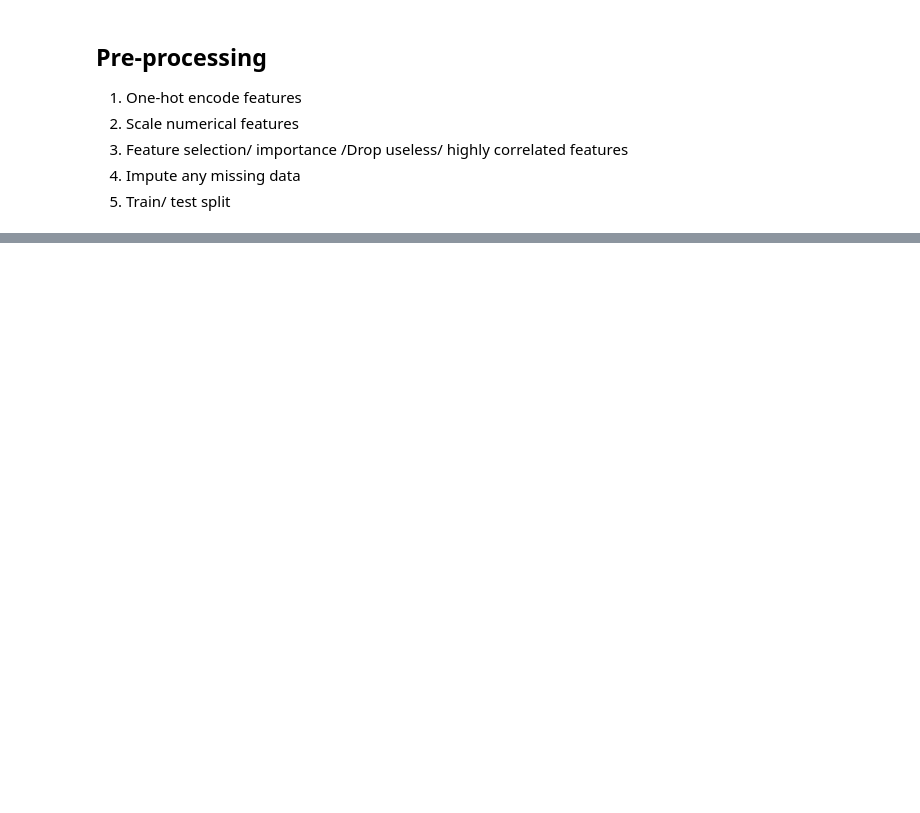
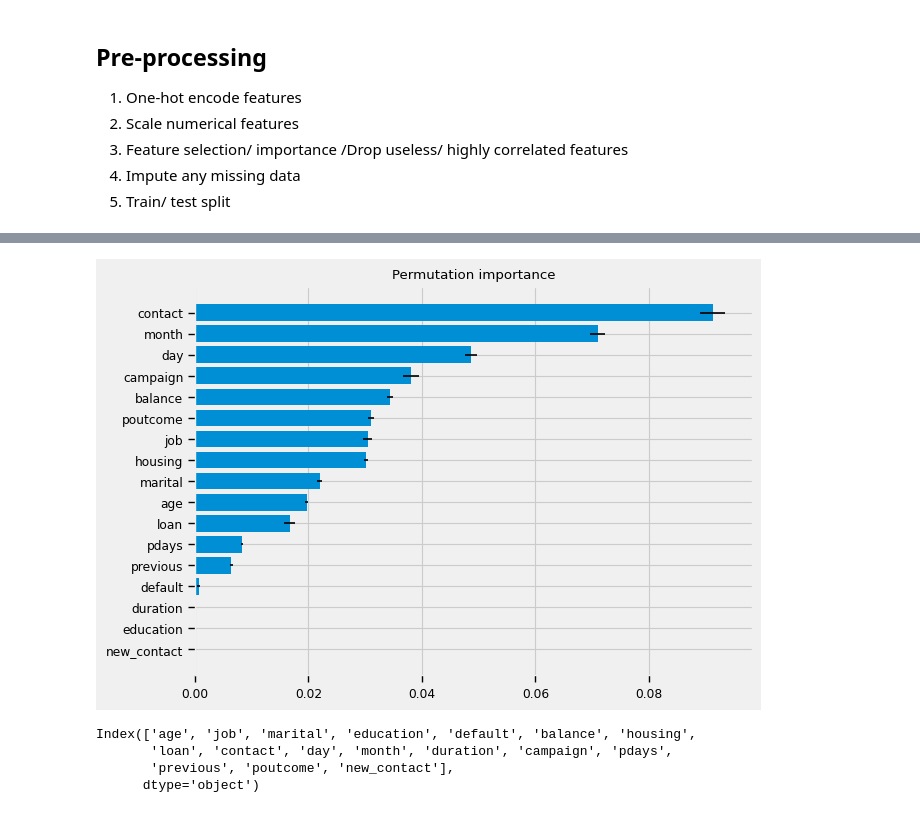
Before and after one commit to davidlwzhao/value-creation, a Jupyter notebook: notebooks/Upsell.ipynb, the cells around one changed output, grey strips where cells are left out. Saved outputs shown, nothing was run; the diff lists cells and outputs as text; code cells hidden in the pictures; blank space fills up the shorter version.

```diff
--- a/notebooks/Upsell.ipynb
+++ b/notebooks/Upsell.ipynb
@@ -225,2 +385,23 @@ from sklearn.ensemble import GradientBoostingClassifier
 # %%
 # 4. Automatically look at feature importance
+def plot_feature_importances(perm_importance_result, feat_name):
+    """ bar plot the feature importance """
+    fig, ax = plt.subplots()
+
+    indices = perm_importance_result['importances_mean'].argsort()
+    plt.barh(range(len(indices)),
+             perm_importance_result['importances_mean'][indices],
+             xerr=perm_importance_result['importances_std'][indices])
+    ax.set_yticks(range(len(indices)))
+    ax.set_title("Permutation importance")
+
+    tmp = np.array(feat_name)
+    _ = ax.set_yticklabels(tmp[indices])
+
+# We provide the function our hyperparameter-tuned model/pipeline: clf
+# In case we do not use hyperparameter tuning, we could provide here a fitted version of ppl
+# For example: ppl.fit(X_train, y_train)
+perm_importance_result_train = permutation_importance(clf, X_train, y_train, random_state=42)
+plot_feature_importances(perm_importance_result_train, X_train.columns)
+# %% [output]
+[figure, added]
@@ -228,0 +408,7 @@ from sklearn.ensemble import GradientBoostingClassifier
+# %%
+X_train.columns
+# %% [output]
+Index(['age', 'job', 'marital', 'education', 'default', 'balance', 'housing',
+       'loan', 'contact', 'day', 'month', 'duration', 'campaign', 'pdays',
+       'previous', 'poutcome', 'new_contact'],
+      dtype='object')
```
Also changed, not shown: parts of 16 cells of this notebook, 2 other files.
